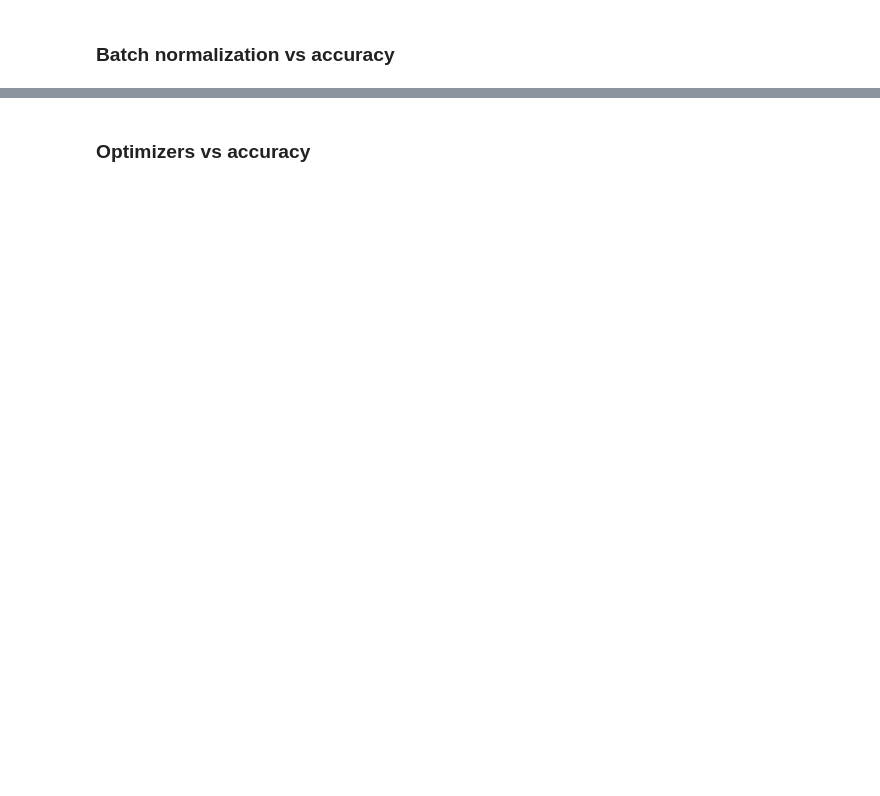
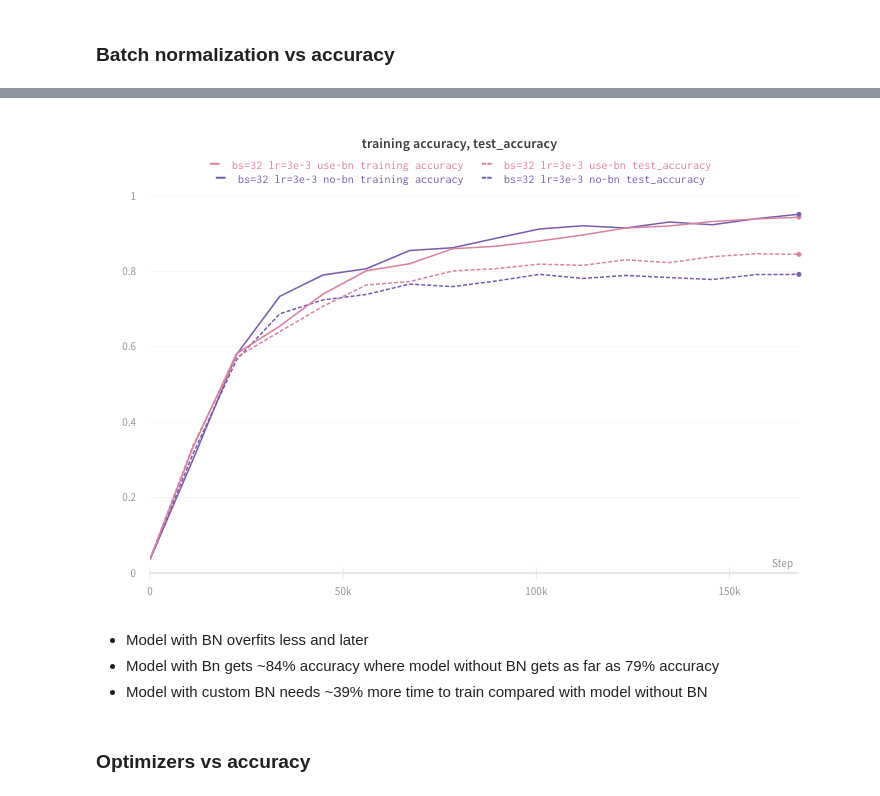
Before and after one commit to probably-nothing1/CelebritiesClassification, a Jupyter notebook: notebooks/Homework_1.ipynb, the cells around one changed output, grey strips where cells are left out. Cells and saved outputs as stored; diff of their text form; code cells hidden in the pictures; blank space fills up the shorter version.

```diff
--- a/notebooks/Homework_1.ipynb
+++ b/notebooks/Homework_1.ipynb
@@ -188,2 +198,10 @@ Image.open('loss_plots.png')
+# %%
+Image.open('bn_vs_nobn.png')
+# %% [output]
+[figure, added]
+# %% [markdown]
+* Model with BN overfits less and later
+* Model with Bn gets ~84% accuracy where model without BN gets as far as 79% accuracy
+* Model with custom BN needs ~39% more time to train compared with model without BN
 # %% [markdown]
 ### Optimizers vs accuracy
```
Also changed, not shown: parts of 11 cells of this notebook.
